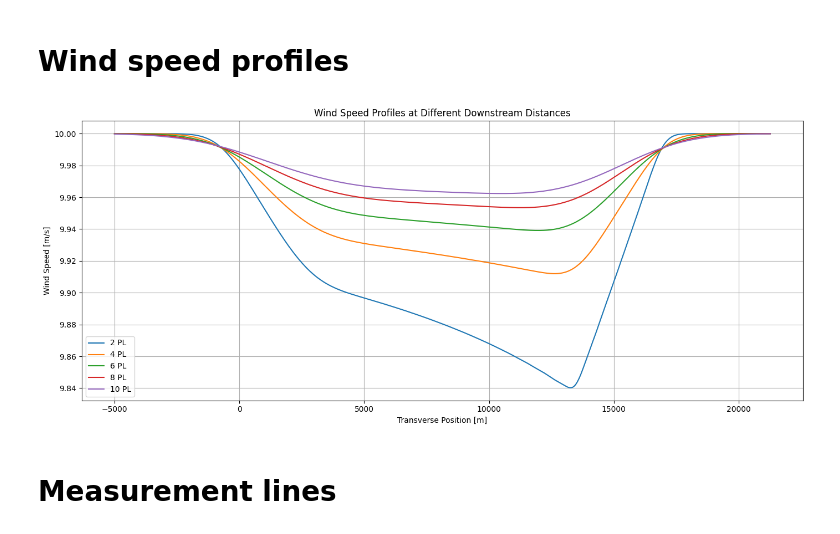
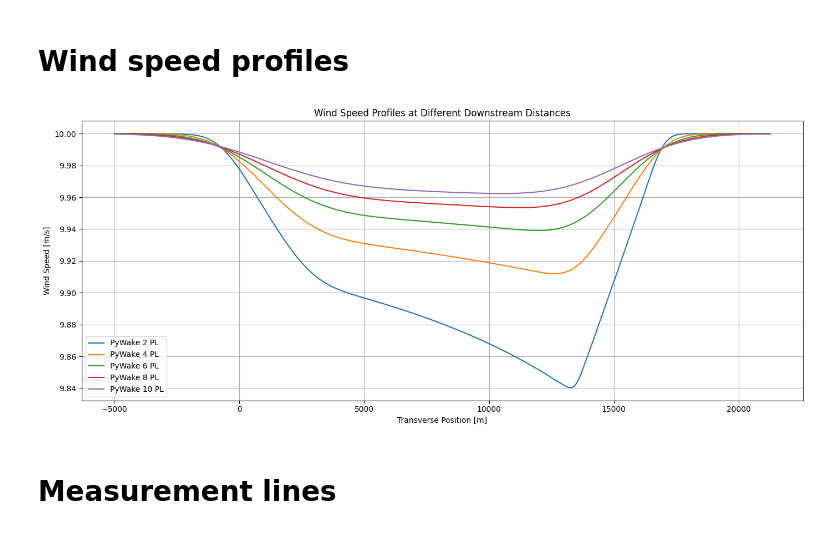
Before and after one commit to marcinsadowy/WTABL, a Jupyter notebook: ArbitraryLayouts/pywake_simple_comparison.ipynb, the cells around one changed output. Saved outputs shown, nothing was run; the diff lists cells and outputs as text; code cells hidden in the pictures.

```diff
--- a/ArbitraryLayouts/pywake_simple_comparison.ipynb
+++ b/ArbitraryLayouts/pywake_simple_comparison.ipynb
@@ -95,35 +99,35 @@ m_downstream = [pl * 5660 for pl in pl_downstream] # * (max(x) - min(x)) for pl
 w_meas = 5000  # Half-width of measurement area [m]
 
 y_range = np.linspace(min(y) - w_meas, max(y) + w_meas, w_meas)
 y_meas = np.tile(y_range[:, np.newaxis], (1, len(m_downstream)))  # Shape: (w_meas, len(m_downstream))
 
 ws_meas = np.zeros_like(y_meas)
 
 # Create a single plot
 fig, ax = plt.subplots(figsize=(14, 6))
 ax.set_xlabel('Transverse Position [m]')
 ax.set_ylabel('Wind Speed [m/s]')
 ax.set_title('Wind Speed Profiles at Different Downstream Distances')
 ax.grid(True)
 
 for i, m in enumerate(m_downstream):
     x_meas = np.full(y_meas.shape[0], max(x) + m)
 
     ws_meas[:, i] = np.squeeze(
         sim.flow_map(Points(
             x=x_meas,
             y=y_meas[:, i],
             h=turbine.hub_height() * np.ones_like(y_meas[:, i])
         )).WS_eff.values
     )
 
-    ax.plot(y_meas[:, i], ws_meas[:, i], label=f'{pl_downstream[i]} PL')
+    ax.plot(y_meas[:, i], ws_meas[:, i], label=f'PyWake {pl_downstream[i]} PL')
 
 ax.legend()
 plt.tight_layout()
 plt.show()
 # %% [output]
-[figure, old version]
+[figure, new version]
 # %% [markdown]
 # Measurement lines
 # %%
```
Also changed, not shown: parts of 3 cells of this notebook, 5 other files.
